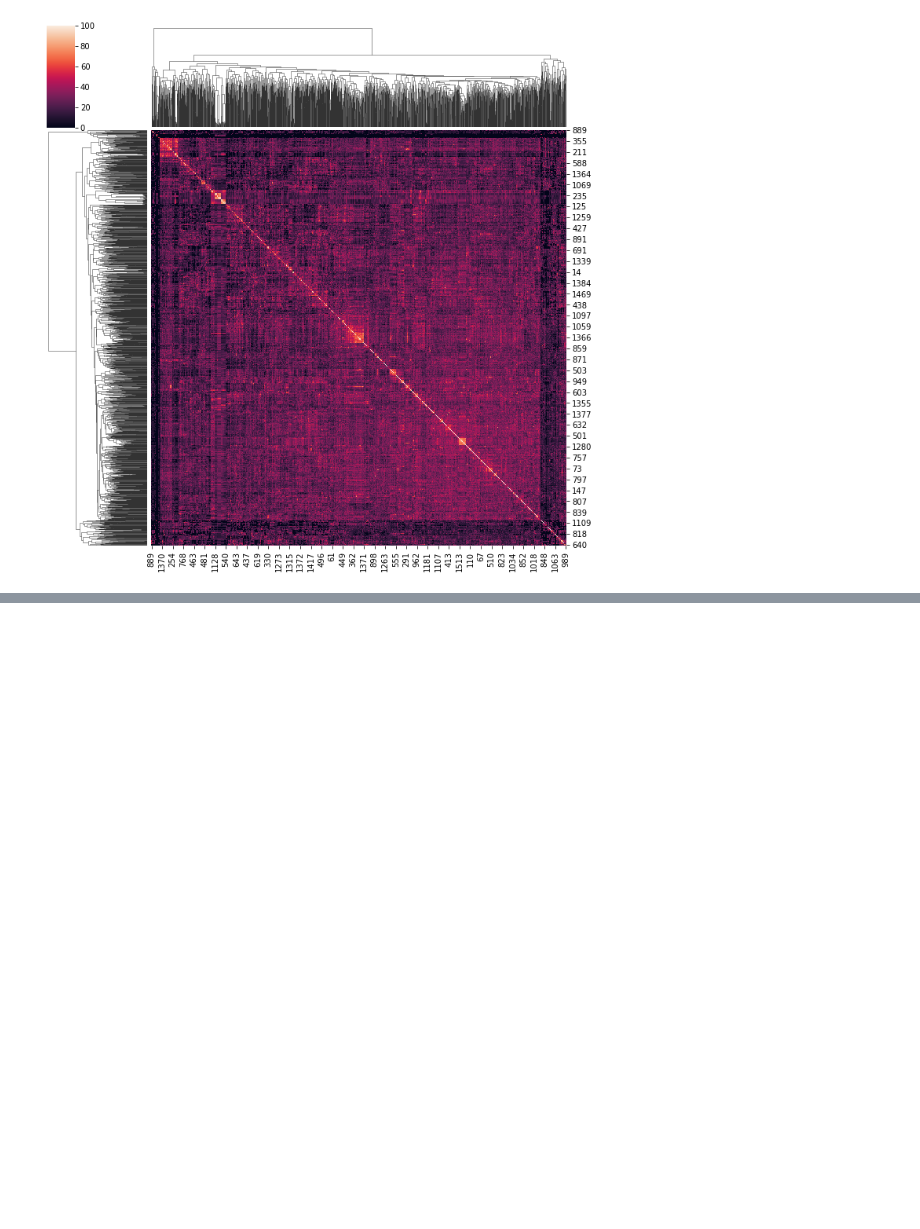
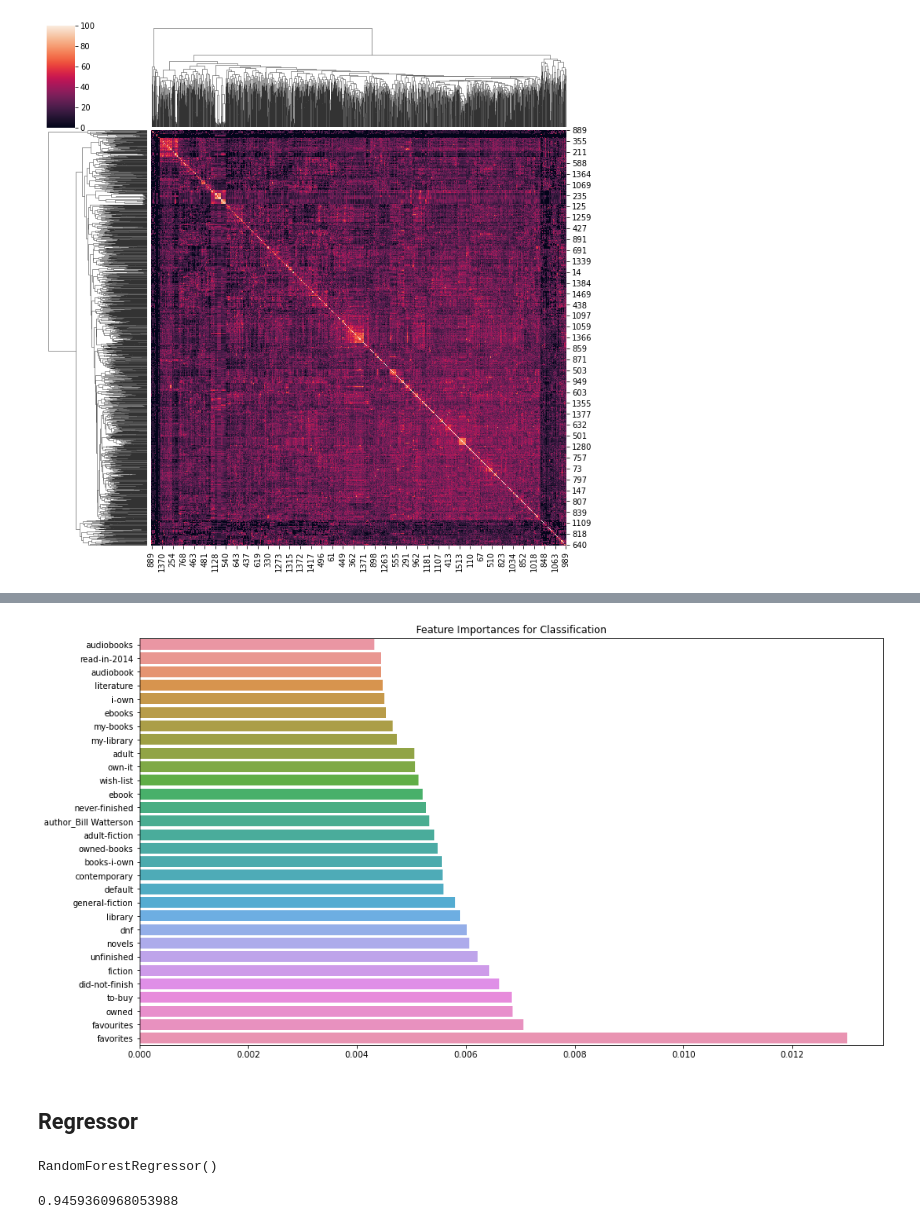
Before and after one commit to mmargenot/virgil, a Jupyter notebook: Initial Tinkering.ipynb, the cells around one changed output, grey strips where cells are left out. Cells and saved outputs as stored; diff of their text form; code cells hidden in the pictures; blank space fills up the shorter version.

```diff
--- a/Initial Tinkering.ipynb
+++ b/Initial Tinkering.ipynb
@@ -123,0 +223,7 @@ dtype: int64
+# %%
+final_columns = list(filter(
+    lambda x: not x == 'average_rating',
+    filter(lambda x: not x in extra_tags_to_remove, modeling_columns)))
+# %%
+y = modeling_data['average_rating']
+X = modeling_data[final_columns]
@@ -123,0 +236,4 @@ dtype: int64
+# %%
+model = sklearn.ensemble.RandomForestClassifier()
+# %%
+model.fit(X, y.round().astype(int))
@@ -123,0 +256,10 @@ dtype: int64
+# %%
+fig, ax = plt.subplots(figsize=(16, 9))
+sns.barplot(
+    y=np.array(final_columns)[np.argsort(model.feature_importances_)[-30:]],
+    x=model.feature_importances_[np.argsort(model.feature_importances_)[-30:]],
+    ax=ax);
+ax.set_title('Feature Importances for Classification');
+# good first set to remove?
+# %% [output]
+[figure, added]
@@ -123,0 +273,2 @@ dtype: int64
+# %% [markdown]
+## Regressor
@@ -123,0 +281,10 @@ dtype: int64
+# %%
+model.fit(X_new, y)
+# %% [output]
+RandomForestRegressor()
+# %%
+print(
+    sklearn.metrics.r2_score(
+        y, model.predict(X_new)))
+# %% [output]
+0.9459360968053988
```
Also changed, not shown: parts of 54 cells of this notebook.
